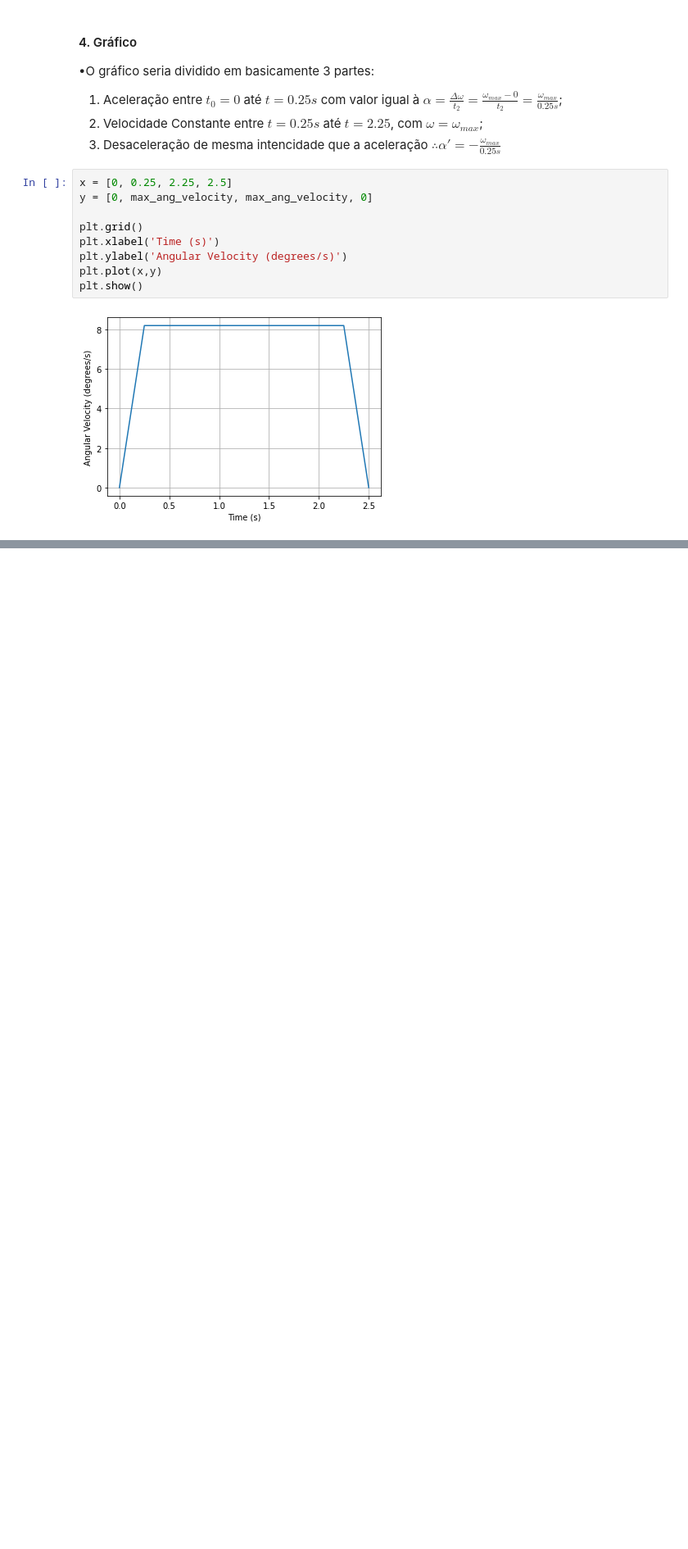
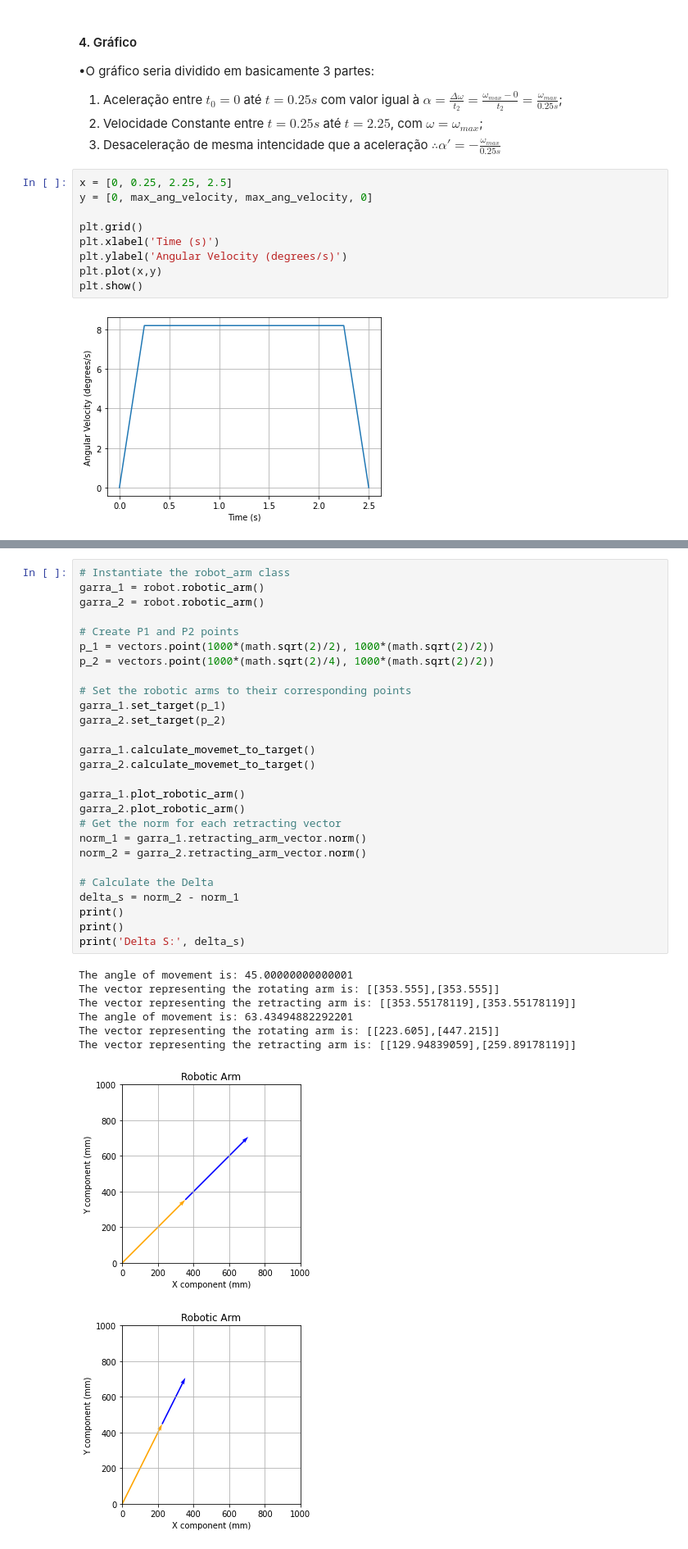
Before and after one commit to Pedro4064/ES101, a Jupyter notebook: ES101 - Robotic Arm/Braço Robótico.ipynb, the cells around one changed output, grey strips where cells are left out. Shown at 82% size. Saved outputs shown, nothing was run; the diff lists cells and outputs as text; blank space fills up the shorter version.

Commit message:
Added the calculations for the Delta s for the reetracting vector

```diff
--- a/ES101 - Robotic Arm/Braço Robótico.ipynb
+++ b/ES101 - Robotic Arm/Braço Robótico.ipynb
@@ -429,0 +434,36 @@ plt.show()
+# %%
+# Instantiate the robot_arm class
+garra_1 = robot.robotic_arm()
+garra_2 = robot.robotic_arm()
+
+# Create P1 and P2 points
+p_1 = vectors.point(1000*(math.sqrt(2)/2), 1000*(math.sqrt(2)/2))
+p_2 = vectors.point(1000*(math.sqrt(2)/4), 1000*(math.sqrt(2)/2))
+
+# Set the robotic arms to their corresponding points
+garra_1.set_target(p_1)
+garra_2.set_target(p_2)
+
+garra_1.calculate_movemet_to_target()
+garra_2.calculate_movemet_to_target()
+
+garra_1.plot_robotic_arm()
+garra_2.plot_robotic_arm()
+# Get the norm for each retracting vector
+norm_1 = garra_1.retracting_arm_vector.norm()
+norm_2 = garra_2.retracting_arm_vector.norm()
+
+# Calculate the Delta
+delta_s = norm_2 - norm_1
+print()
+print()
+print('Delta S:', delta_s)
+# %% [output]
+The angle of movement is: 45.00000000000001
+The vector representing the rotating arm is: [[353.555],[353.555]]
+The vector representing the retracting arm is: [[353.55178119],[353.55178119]]
+The angle of movement is: 63.43494882292201
+The vector representing the rotating arm is: [[223.605],[447.215]]
+The vector representing the retracting arm is: [[129.94839059],[259.89178119]]
+[figure, added]
+[figure, added]
```
Also changed, not shown: parts of 2 cells of this notebook.
